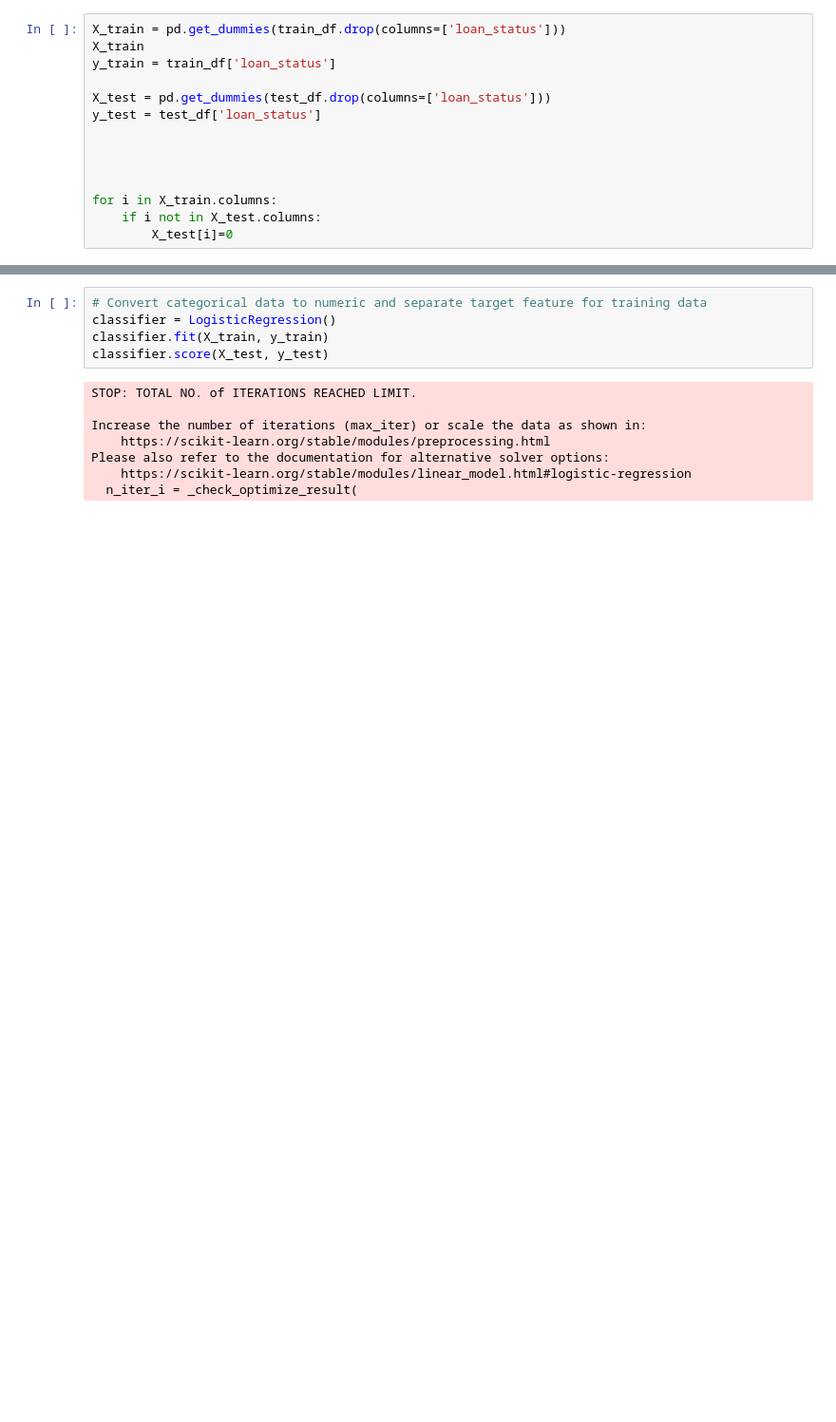
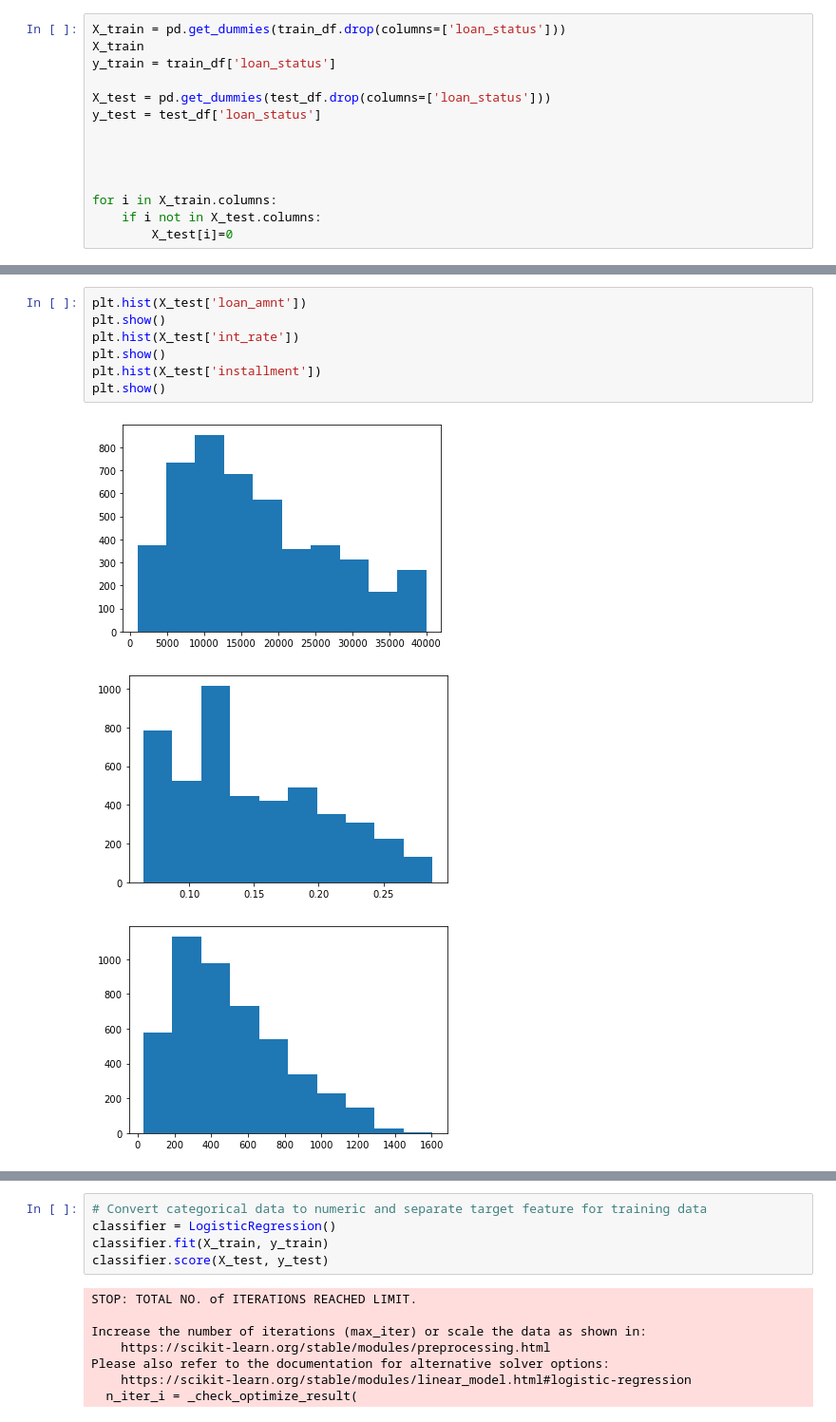
Before and after one commit to sammyschapps87/Financial_Supervised_Machine_Learning_Credit_Risk-, a Jupyter notebook: Credit Risk Evaluator.ipynb, the cells around one changed output, grey strips where cells are left out. Shown at 95% size. Drawn from its saved outputs; the diff is of its cells as text; blank space fills up the shorter version.

```diff
--- a/Credit Risk Evaluator.ipynb
+++ b/Credit Risk Evaluator.ipynb
@@ -27,0 +58,11 @@ for i in X_train.columns:
+# %%
+plt.hist(X_test['loan_amnt'])
+plt.show()
+plt.hist(X_test['int_rate'])
+plt.show()
+plt.hist(X_test['installment'])
+plt.show()
+# %% [output]
+[figure, added]
+[figure, added]
+[figure, added]
```
Also changed, not shown: parts of 6 cells of this notebook.
